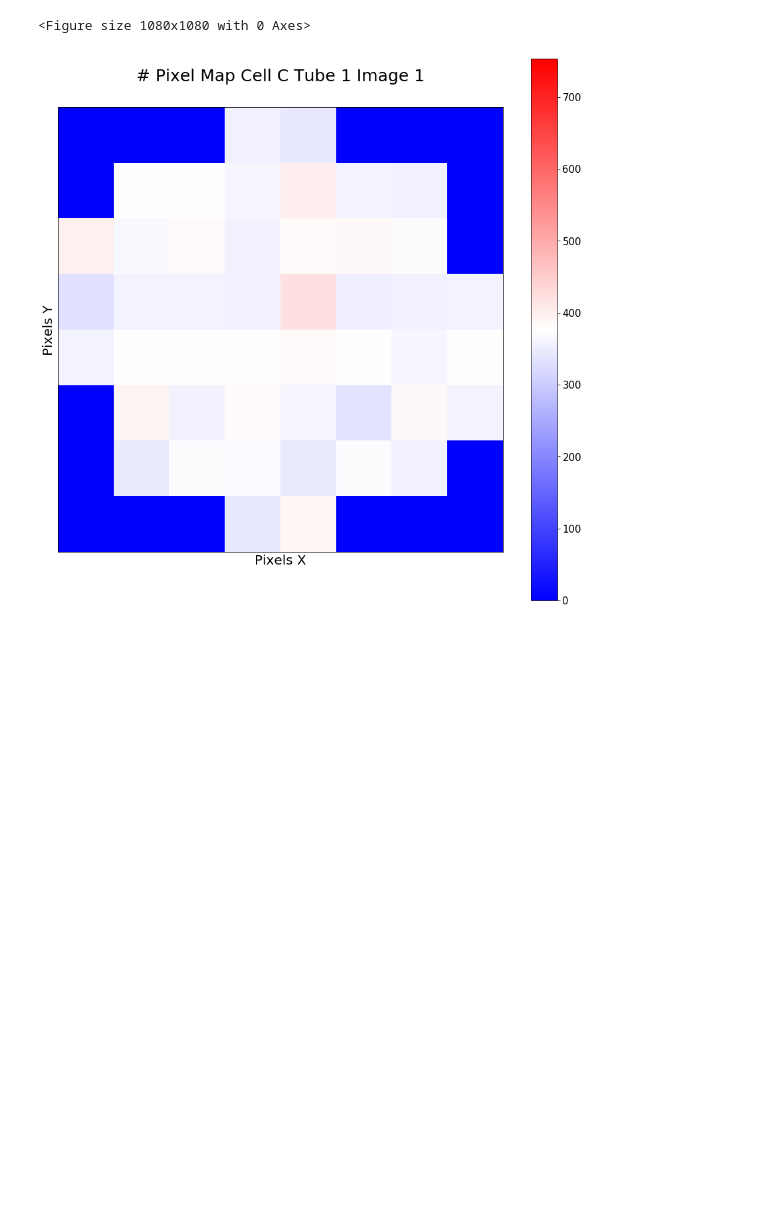
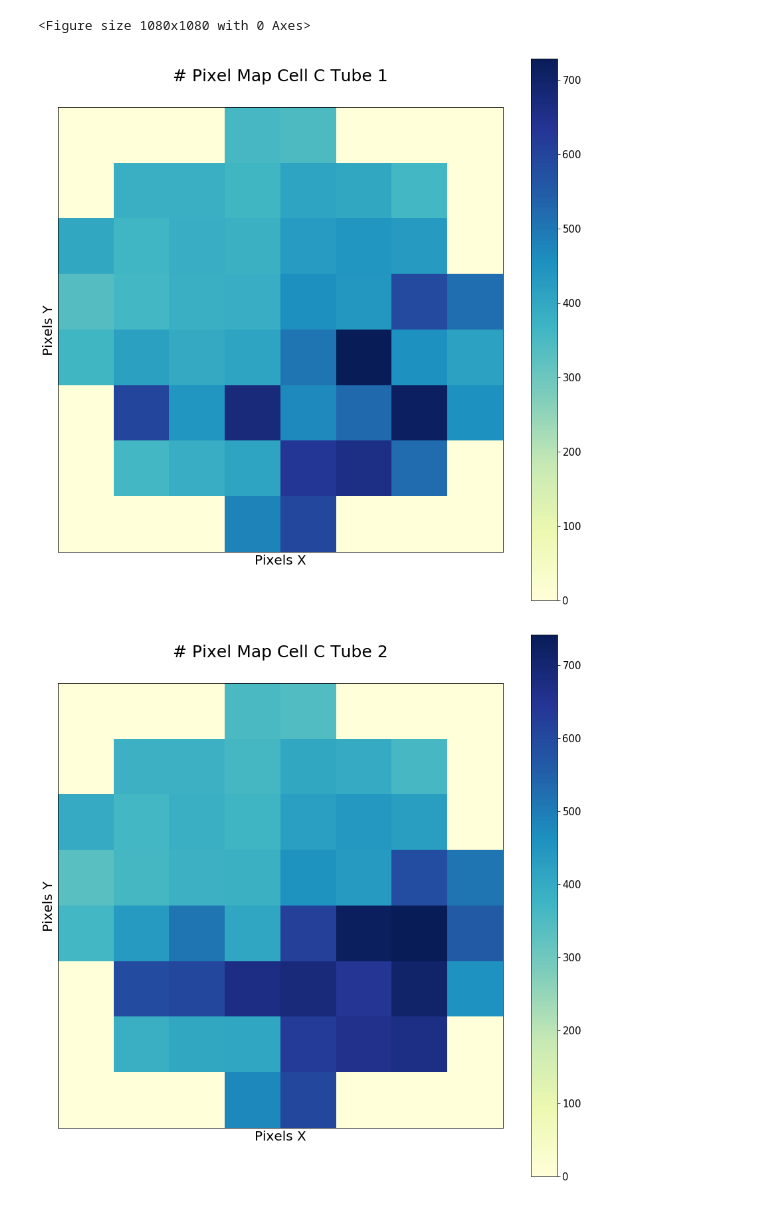
Before and after one commit to Creison-Maique/MultiAnodePMT, a Jupyter notebook: BC1/notebooks/separate_BC.ipynb, the cells around one changed output. Saved outputs shown, nothing was run; the diff lists cells and outputs as text; code cells hidden in the pictures; blank space fills up the shorter version.

Commit message:
Plot Image Max Values

```diff
--- a/BC1/notebooks/separate_BC.ipynb
+++ b/BC1/notebooks/separate_BC.ipynb
@@ -419,44 +419,49 @@ DataB
 <Figure size 1080x1080 with 0 Axes>
 <Figure size 1080x1080 with 0 Axes>
 # %%
-cells_name = results.keys()
-split = input_name_json.split('.')
-run_number = split[1][2:7]
+def plot_max_value(results,name_json):
+
+    lista = np.zeros(shape=(8,8))
+    cells_name = results.keys()
+    for name in cells_name:
+        for n_tubes in range(3):
+            for l in range(results[name]["tensor"][n_tubes].shape[2]):
+                for i in range(8):
+                    for j in range(8):
+                        if (lista[i][j] < results[name]["tensor"][n_tubes][:,:,l][i][j]):
+                            lista[i][j] = results[name]["tensor"][n_tubes][:,:,l][i][j]
 
 
-fig, ax = plt.subplots(figsize=(15,15))
-#create colorbar
-rm = plt.cm.ScalarMappable(cmap='bwr',norm=plt.Normalize(vmin=0,vmax=min_max_value[1]))
-rm._A = []
-cb=plt.colorbar(rm)
-cb.ax.tick_params(labelsize=15)
-tick_locator = ticker.MaxNLocator(nbins=8)
-cb.locator = tick_locator
-cb.update_ticks()
 
-
-imagens = []
-
-for n_tubes in range(1):
-    for l in range(1):
-
-
-            #ma_pmt_image receives array from imported file after passing through "create image"
-            ma_pmt_image = results["DataC"]["tensor"][n_tubes][:,:,l]
-
+            cells_name = results.keys()
+            split = name_json.split('.')
+            run_number = split[1][2:7]
+            path= home_path+'BC1/analysis/CS'+run_number+'F/separate_cells_BC/'+name
 
             #Create the image
-            im = ax.matshow(ma_pmt_image,cmap='bwr' , vmin=0, vmax=min_max_value[1])
+            fig, ax = plt.subplots(figsize=(15,15))
+            #create colorbar
+            rm = plt.cm.ScalarMappable(cmap='YlGnBu',norm=plt.Normalize(vmin=lista.min(),vmax=lista.max()))
+            rm._A = []
+            cb=plt.colorbar(rm)
+            cb.ax.tick_params(labelsize=15)
+            tick_locator = ticker.MaxNLocator(nbins=8)
+            cb.locator = tick_locator
+            cb.update_ticks()
+            im = ax.matshow(lista,cmap='YlGnBu' , vmin=lista.min(), vmax=lista.max())
             X= str(l+1)
 
 
             #Sets image margins size
-            plt.title("# Pixel Map Cell C Tube "+ str(n_tubes+1) +" Image "+X , fontsize = 25)
+            plt.title("# Pixel Map Cell "+ name[4] +" Tube "+ str(n_tubes+1), fontsize = 25)
             plt.xticks([])
             plt.yticks([])
             plt.xlabel("Pixels X",fontsize=20)
             plt.ylabel("Pixels Y",fontsize=20)
 
-plt.show()
+            plt.savefig(path+'/Imagem_Cell '+name[4]+' Tube_'+ str(n_tubes+1)+'.png', bbox_inches='tight')
-# %% [output]
-[figure, removed]
+# %%
+plot_max_value(results,input_name_json)
+# %% [output]
+[figure, added]
+[figure, added]
```
Also changed, not shown: parts of 2 cells of this notebook, 1 other file.
